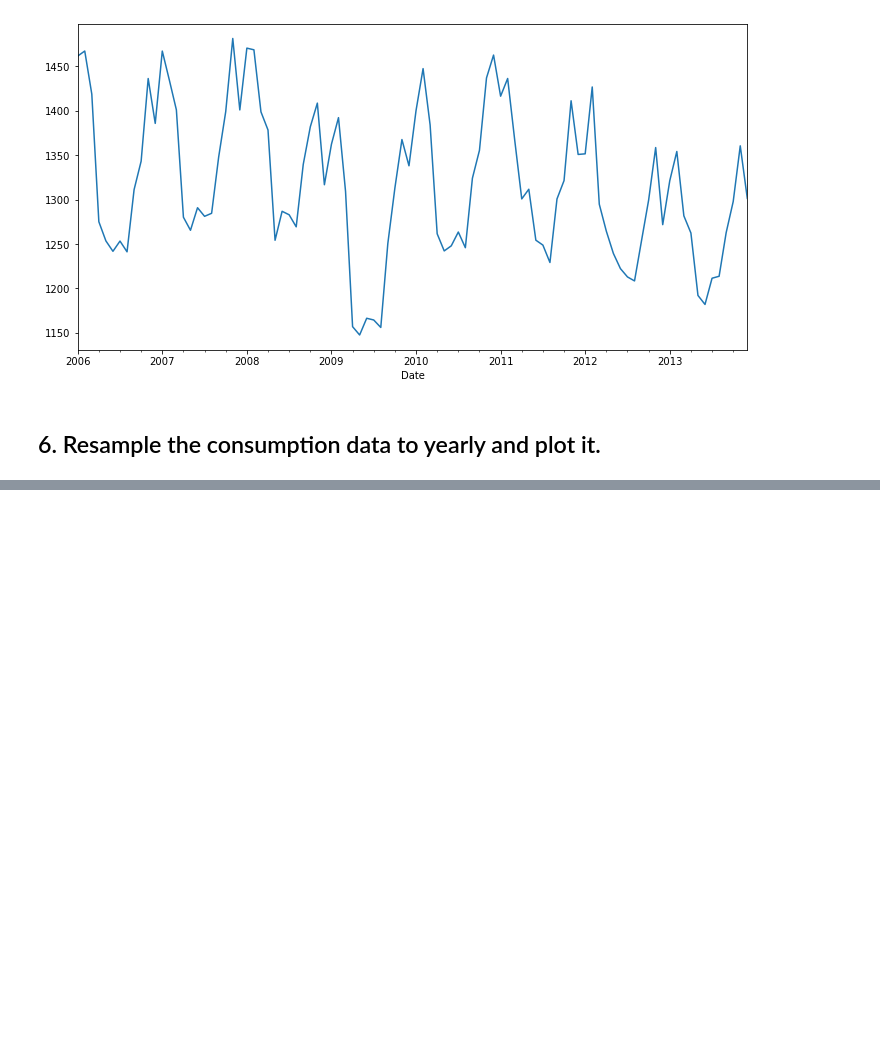
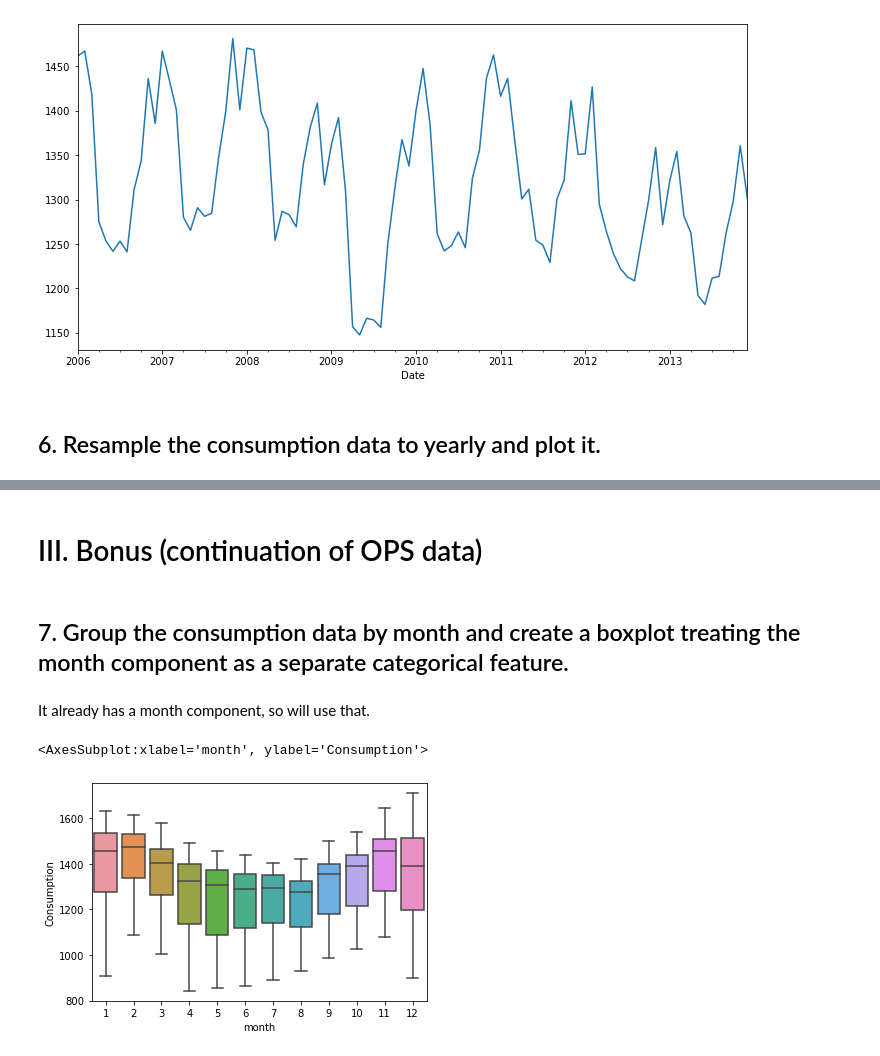
Before and after one commit to Miller-Ryan-1/time-series-exercises, a Jupyter notebook: explore.ipynb, the cells around one changed output, grey strips where cells are left out. Cells and saved outputs as stored; diff of their text form; code cells hidden in the pictures; blank space fills up the shorter version.

```diff
--- a/explore.ipynb
+++ b/explore.ipynb
@@ -252,0 +259,11 @@ plt.show()
+# %% [markdown]
+# III. Bonus (continuation of OPS data)
+# %% [markdown]
+## 7.  Group the consumption data by month and create a boxplot treating the month component as a separate categorical feature.
+# %% [markdown]
+It already has a month component, so will use that.
+# %%
+sns.boxplot(data=train2, x='month', y='Consumption')
+# %% [output]
+<AxesSubplot:xlabel='month', ylabel='Consumption'>
+[figure, added]
```
Also changed, not shown: parts of 21 cells of this notebook.
